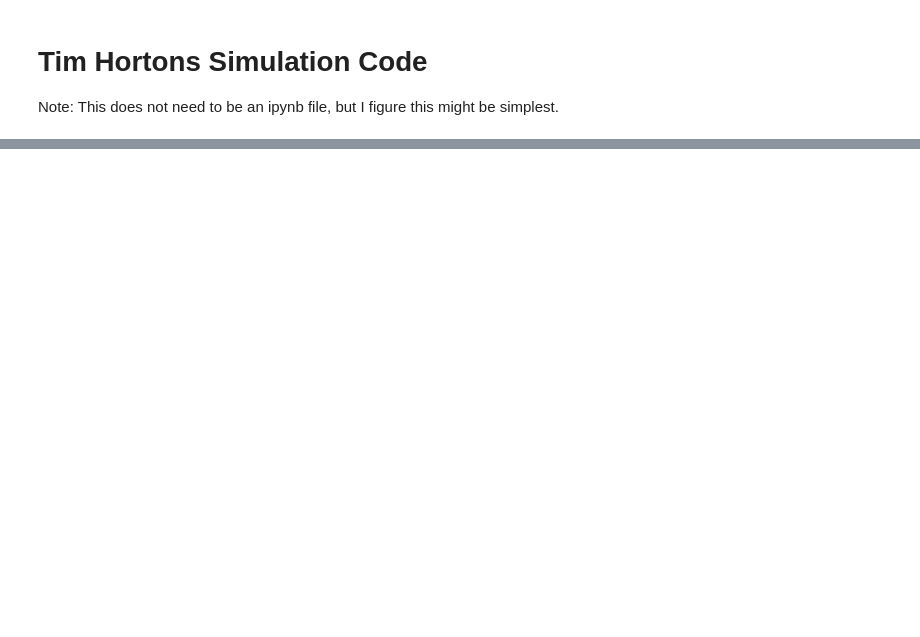
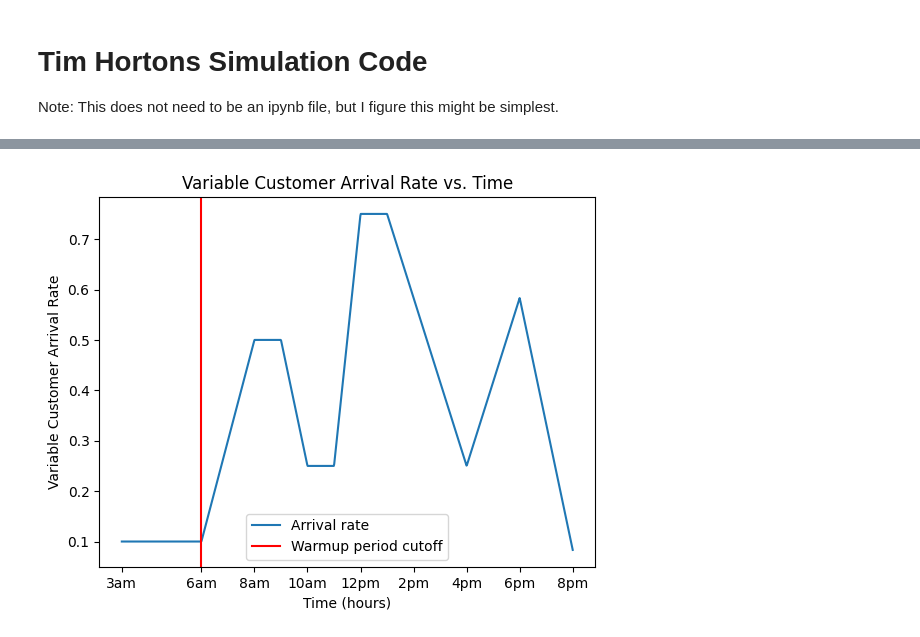
Before and after one commit to Aaron-Dayton/CSC446FinalProject, a Jupyter notebook: TimHortonsSimulation/Frankenstein.ipynb, the cells around one changed output, grey strips where cells are left out. Cells and saved outputs as stored; diff of their text form; code cells hidden in the pictures; blank space fills up the shorter version.

```diff
--- a/TimHortonsSimulation/Frankenstein.ipynb
+++ b/TimHortonsSimulation/Frankenstein.ipynb
@@ -1197,10 +1242,19 @@ print()
 # %%
 import matplotlib.pyplot as plt
 
-xs = np.linspace(0, 960, 960)
+xs = np.linspace(0, 1020, 1020)
 ys = [1/INTERARRIVAL_FUNC(x, 2) for x in xs]
 
 plt.plot(xs / 60, ys)
+plt.axvline(3, color='r')
+plt.title("Variable Customer Arrival Rate vs. Time")
+plt.xlabel("Time (hours)")
+plt.ylabel("Variable Customer Arrival Rate")
+plt.legend(["Arrival rate", "Warmup period cutoff"])
+plt.xticks([0, 3, 5, 7, 9, 11, 13, 15, 17], ['3am', '6am', '8am', '10am', '12pm', '2pm', '4pm', '6pm', '8pm'])
+plt.show()
+# %% [output]
+[figure, added]
 # %%
 # parameter_settings is an array of dictionaries, each containing
 # settings for each parameter
```
Also changed, not shown: parts of 6 cells of this notebook, 3 other files.
